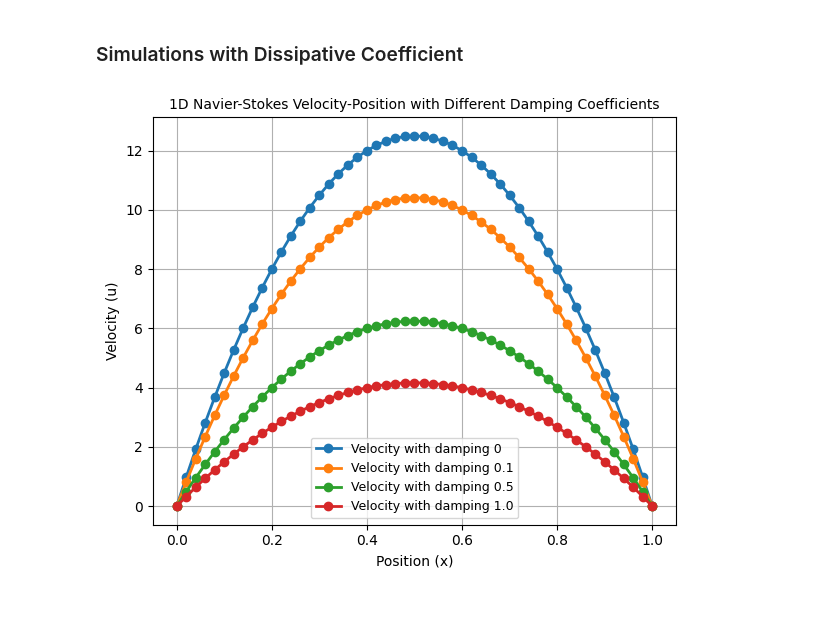
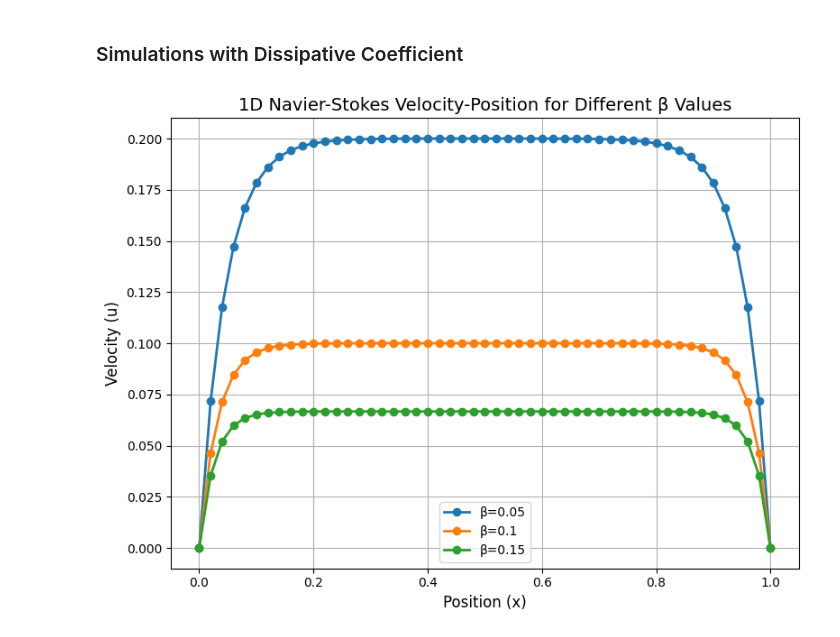
Before and after one commit to anfbermudezme/Electron-Viscous-Flux, a Jupyter notebook: Resources/FEM_1D.ipynb, the cells around one changed output. Drawn from its saved outputs; the diff is of its cells as text; code cells hidden in the pictures; blank space fills up the shorter version.

Commit message:
fix: correct diffusive simulation.

```diff
--- a/Resources/FEM_1D.ipynb
+++ b/Resources/FEM_1D.ipynb
@@ -241,66 +241,62 @@ plt.show()
 # %% [markdown]
 ### Simulations with Dissipative Coefficient
 # %%
-import numpy as np
-import matplotlib.pyplot as plt
-
-def simulation_with_dumping(dumping_coefficient):
+def plot_navier_stokes_combined(beta_values):
+    # Parameters
     number_of_elements = 50  # number of elements
     L = 1  # length of domain
     nu = 0.01  # viscosity
     f = 1.0  # force
     u0 = 0
     uL = 0
     dx = L / number_of_elements  # size of each element
 
-    # Initialize matrices
-    K = np.zeros((number_of_elements+1, number_of_elements+1))
-    F = np.zeros(number_of_elements+1)
+    fig, ax = plt.subplots(figsize=(8, 3))
 
-    for i in range(number_of_elements):
-        k_local = np.array(
-            [
-                [nu/dx - 0.5*(u0 + uL)/2 + dumping_coefficient, -nu/dx + 0.5*(u0 + uL)/2 - dumping_coefficient],
-                [-nu/dx - 0.5*(u0 + uL)/2 - dumping_coefficient, nu/dx + 0.5*(u0 + uL)/2 + dumping_coefficient],
-            ],
-        )
-        f_local = np.array([f*dx/2, f*dx/2])
+    for beta in beta_values:
+        K = np.zeros((number_of_elements + 1, number_of_elements + 1))
+        F = np.zeros(number_of_elements + 1)
 
-        K[i:i+2, i:i+2] += k_local
-        F[i:i+2] += f_local
+        for i in range(number_of_elements):
+            k_local = np.array(
+                [
+                    [nu/dx - 0.5*(u0 + uL)/2 + beta, -nu/dx + 0.5*(u0 + uL)/2],
+                    [-nu/dx - 0.5*(u0 + uL)/2, nu/dx + 0.5*(u0 + uL)/2 + beta],
+                ],
+            )
 
-    # Apply Dirichlet boundary conditions
-    K[0, :] = 0
-    K[:, 0] = 0
-    K[0, 0] = 1
-    F[0] = u0
+            f_local = np.array([f * dx / 2, f * dx / 2])
 
-    K[-1, :] = 0
-    K[:, -1] = 0
-    K[-1, -1] = 1
-    F[-1] = uL
+            K[i:i+2, i:i+2] += k_local
+            F[i:i+2] += f_local
 
-    u = np.linalg.solve(K, F)
-    x = np.linspace(0, L, number_of_elements+1)
+        # Apply Dirichlet boundary conditions
+        K[0, :] = 0
+        K[:, 0] = 0
+        K[0, 0] = 1
+        F[0] = u0
 
-    label = f"Velocity with damping {dumping_coefficient}"
-    ax.plot(x, u, '-o', label=label, linewidth=2, markersize=6)
+        K[-1, :] = 0
+        K[:, -1] = 0
+        K[-1, -1] = 1
+        F[-1] = uL
 
-fig, ax = plt.subplots(figsize=(6, 5))
-ax.set_xlabel("Position (x)", fontsize=10)
-ax.set_ylabel("Velocity (u)", fontsize=10)
-ax.set_title("1D Navier-Stokes Velocity-Position with Different Damping Coefficients", fontsize=10)
-ax.tick_params(axis='both', which='major', labelsize=10)
-ax.grid(True)
+        u = np.linalg.solve(K, F)
+        x = np.linspace(0, L, number_of_elements + 1)
 
-# Run simulations with different damping coefficients
-simulation_with_dumping(0)
-simulation_with_dumping(0.1)
-simulation_with_dumping(0.5)
-simulation_with_dumping(1.0)
+        ax.plot(x, u, '-o', label=f"β={beta}", linewidth=2, markersize=6)
 
-ax.legend(fontsize=9)
-plt.tight_layout()
-plt.show()
+    # Setting plot details
+    ax.set_xlabel("Position (x)", fontsize=12)
+    ax.set_ylabel("Velocity (u)", fontsize=12)
+    ax.set_title("1D Navier-Stokes Velocity-Position for Different β Values", fontsize=14)
+    ax.tick_params(axis='both', which='major', labelsize=10)
+    ax.grid(True)
+    ax.legend(fontsize=10)
+    plt.tight_layout()
+
+# Plotting for different beta values
+beta_values = [0.05, 0.1, 0.15]
+plot_navier_stokes_combined(beta_values)
 # %% [output]
-[figure, old version]
+[figure, new version]
```
Also changed, not shown: 2 other files.
